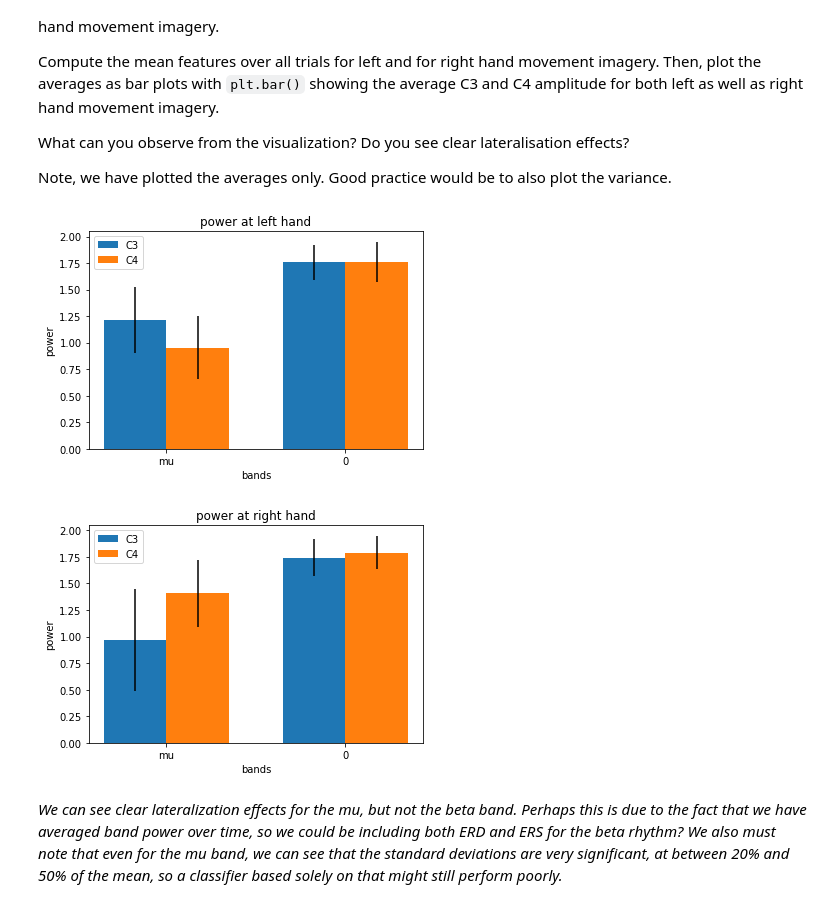
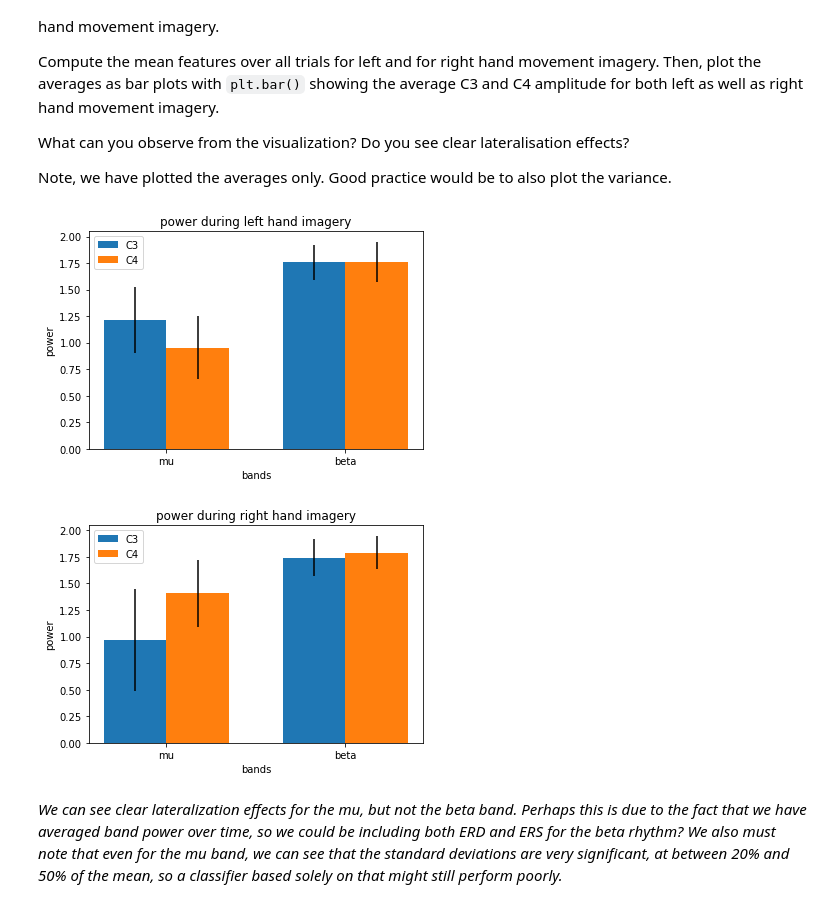
Before and after one commit to malyvsen/radboud-bci, a Jupyter notebook: assignment2.ipynb, the cells around one changed output. Saved outputs shown, nothing was run; the diff lists cells and outputs as text; code cells hidden in the pictures.

```diff
--- a/assignment2.ipynb
+++ b/assignment2.ipynb
@@ -296,19 +296,19 @@ print("F_valid:", F_valid.shape, F_valid.dtype)
 # %% [output]
 F_train: (144, 2, 2) float64
 F_valid: (144, 2, 2) float64
+# %%
+pass_bands = ['mu', 'beta']
+electrodes = ['C3', 'C4']
+hands = ['left', 'right']
 # %% [markdown]
 *Let's see if the data makes sense!*
 # %%
-pass_bands = {'mu': 0, 0: 'mu', 'beta': 1, 1: 'beta'}
-electrodes = {'C3': 0, 0: 'C3', 'C4': 1, 1: 'C4'}
-hands = {'left': 0, 0: 'left', 'right': 1, 1: 'right'}
-
 def power_histogram(electrode):
     plt.title(f'band-power histogram for {electrode}')
     plt.xlabel('band power [dB]')
     plt.ylabel('number of trials')
-    plt.hist(F_train[:, pass_bands['mu'], electrodes[electrode]], histtype='step', label='mu')
-    plt.hist(F_train[:, pass_bands['beta'], electrodes[electrode]], histtype='step', label='beta')
+    plt.hist(F_train[:, pass_bands.index('mu'), electrodes.index(electrode)], histtype='step', label='mu')
+    plt.hist(F_train[:, pass_bands.index('beta'), electrodes.index(electrode)], histtype='step', label='beta')
     plt.legend()
     plt.show()
 
@@ -329,24 +329,33 @@ What can you observe from the visualization? Do you see clear lateralisation eff
 
 Note, we have plotted the averages only. Good practice would be to also plot the variance.
 # %%
-def hand_power_plot(hand_id):
-    power = F_train[T_train == hand_id, :, :].mean(axis=0)
-    power_error=F_train[T_train == hand_id, :, :].var(axis=0)
+def electrode_power_bars(electrode, power, power_error):
     width = 0.35
-    plt.bar(np.arange(power.shape[0])-width/2,power[:, electrodes['C3']],width,label='C3',yerr=power_error[:, electrodes['C3']])
-    plt.bar(np.arange(power.shape[0])+width/2,power[:, electrodes['C4']],width,label='C4',yerr=power_error[:, electrodes['C4']])
+    electrode_idx = electrodes.index(electrode)
+    offset = electrode_idx * width - width / 2
+    plt.bar(np.arange(power.shape[0]) + offset,
+            power[:, electrode_idx],
+            width,
+            label=electrode,
+            yerr=power_error[:, electrode_idx])
+
+def hand_power_plot(data, labels, hand):
+    power = data[labels == hands.index(hand)].mean(axis=0)
+    power_error = data[labels == hands.index(hand)].var(axis=0)
+    electrode_power_bars('C3', power, power_error)
+    electrode_power_bars('C4', power, power_error)
     plt.legend()
     plt.xticks(np.arange(power.shape[0]), [f'{band}' for band in pass_bands ])
-    plt.title(f'power at {hands[hand_id]} hand')
+    plt.title(f'power during {hand} hand imagery')
     plt.xlabel('bands')
     plt.ylabel('power')
     plt.show()
 
-hand_power_plot(0)
-hand_power_plot(1)
+hand_power_plot(F_train, T_train, 'left')
+hand_power_plot(F_train, T_train, 'right')
 # %% [output]
-[figure, old version]
+[figure, new version]
-[figure, old version]
+[figure, new version]
 # %% [markdown]
 _We can see clear lateralization effects for the mu, but not the beta band. Perhaps this is due to the fact that we have averaged band power over time, so we could be including both ERD and ERS for the beta rhythm? We also must note that even for the mu band, we can see that the standard deviations are very significant, at between 20% and 50% of the mean, so a classifier based solely on that might still perform poorly._
 # %% [markdown]
```
Also changed, not shown: parts of 11 cells of this notebook.
